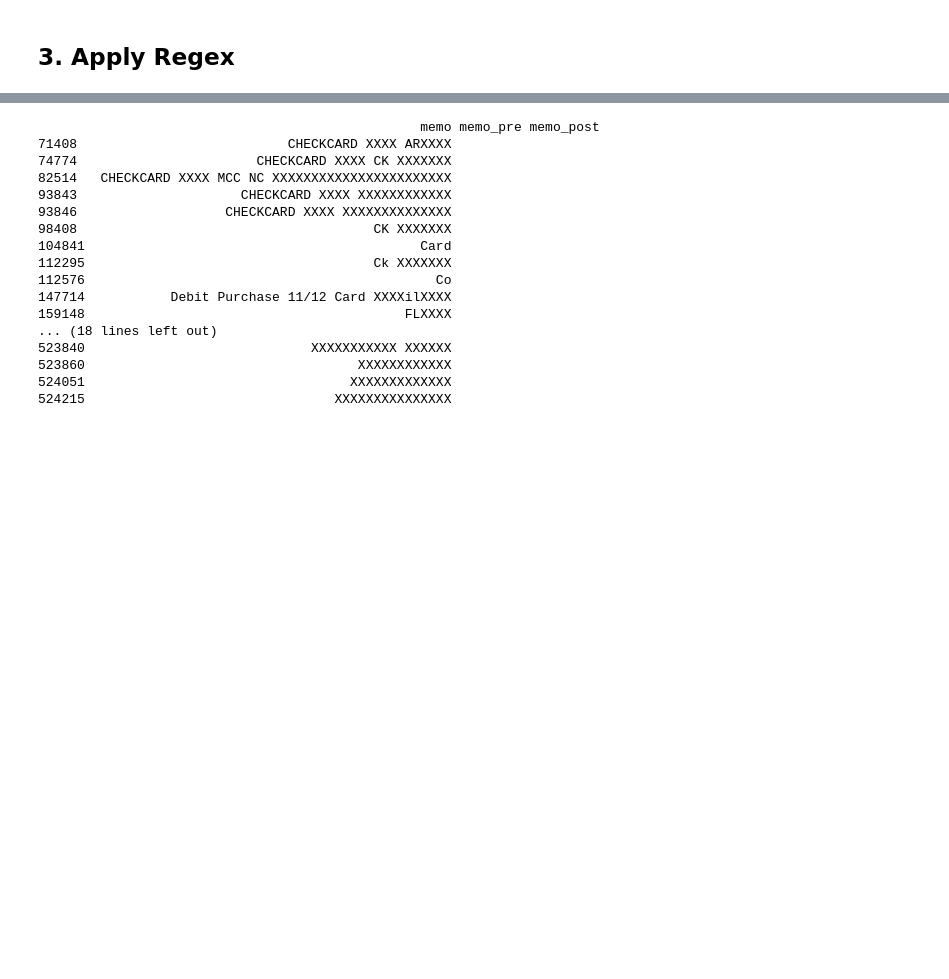
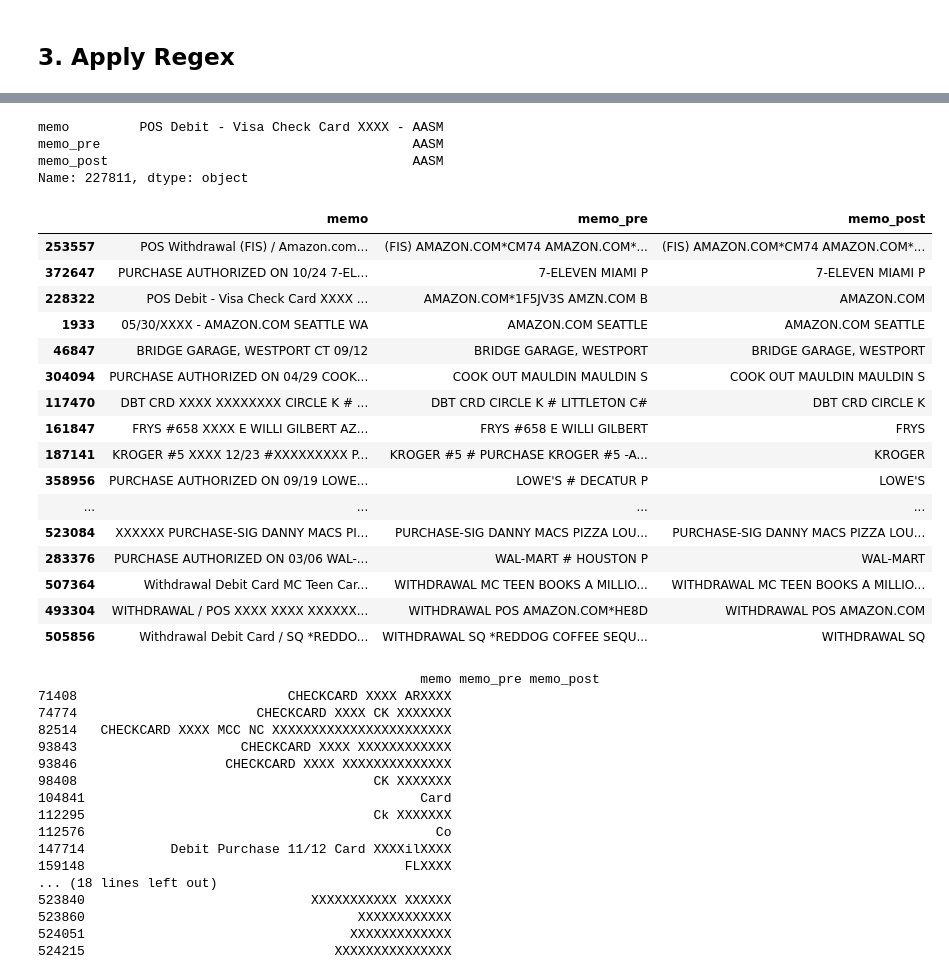
Before and after one commit to kylechoi101/DSC180A-Q1, a Jupyter notebook: Week 2/Haris_Saif.ipynb, the cells around one changed output, grey strips where cells are left out. Saved outputs shown, nothing was run; the diff lists cells and outputs as text; code cells hidden in the pictures; blank space fills up the shorter version.

```diff
--- a/Week 2/Haris_Saif.ipynb
+++ b/Week 2/Haris_Saif.ipynb
@@ -270,3 +279,30 @@ result
+# %%
+result.loc[227811]
+# %% [output]
+memo         POS Debit - Visa Check Card XXXX - AASM
+memo_pre                                        AASM
+memo_post                                       AASM
+Name: 227811, dtype: object
+# %%
+df.sample(20).sort_values(by='memo_post')
+# %% [output]
+|  | memo | memo_pre | memo_post |
+| 253557 | POS Withdrawal (FIS) / Amazon.com... | (FIS) AMAZON.COM*CM74 AMAZON.COM*... | (FIS) AMAZON.COM*CM74 AMAZON.COM*... |
+| 372647 | PURCHASE AUTHORIZED ON 10/24 7-EL... | 7-ELEVEN MIAMI P | 7-ELEVEN MIAMI P |
+| 228322 | POS Debit - Visa Check Card XXXX ... | AMAZON.COM*1F5JV3S AMZN.COM B | AMAZON.COM |
+| 1933 | 05/30/XXXX - AMAZON.COM SEATTLE WA | AMAZON.COM SEATTLE | AMAZON.COM SEATTLE |
+| 46847 | BRIDGE GARAGE, WESTPORT CT 09/12 | BRIDGE GARAGE, WESTPORT | BRIDGE GARAGE, WESTPORT |
+| 304094 | PURCHASE AUTHORIZED ON 04/29 COOK... | COOK OUT MAULDIN MAULDIN S | COOK OUT MAULDIN MAULDIN S |
+| 117470 | DBT CRD XXXX XXXXXXXX CIRCLE K # ... | DBT CRD CIRCLE K # LITTLETON C# | DBT CRD CIRCLE K |
+| 161847 | FRYS #658 XXXX E WILLI GILBERT AZ... | FRYS #658 E WILLI GILBERT | FRYS |
+| 187141 | KROGER #5 XXXX 12/23 #XXXXXXXXX P... | KROGER #5 # PURCHASE KROGER #5 -A... | KROGER |
+| 358956 | PURCHASE AUTHORIZED ON 09/19 LOWE... | LOWE'S # DECATUR P | LOWE'S |
+| ... | ... | ... | ... |
+| 523084 | XXXXXX PURCHASE-SIG DANNY MACS PI... | PURCHASE-SIG DANNY MACS PIZZA LOU... | PURCHASE-SIG DANNY MACS PIZZA LOU... |
+| 283376 | PURCHASE AUTHORIZED ON 03/06 WAL-... | WAL-MART # HOUSTON P | WAL-MART |
+| 507364 | Withdrawal Debit Card MC Teen Car... | WITHDRAWAL MC TEEN BOOKS A MILLIO... | WITHDRAWAL MC TEEN BOOKS A MILLIO... |
+| 493304 | WITHDRAWAL / POS XXXX XXXX XXXXXX... | WITHDRAWAL POS AMAZON.COM*HE8D | WITHDRAWAL POS AMAZON.COM |
+| 505856 | Withdrawal Debit Card / SQ *REDDO... | WITHDRAWAL SQ *REDDOG COFFEE SEQU... | WITHDRAWAL SQ |
 # %%
 print(df[df['memo_post'] == ''].to_string())
 # %% [output]
```
Also changed, not shown: parts of 9 cells of this notebook.
